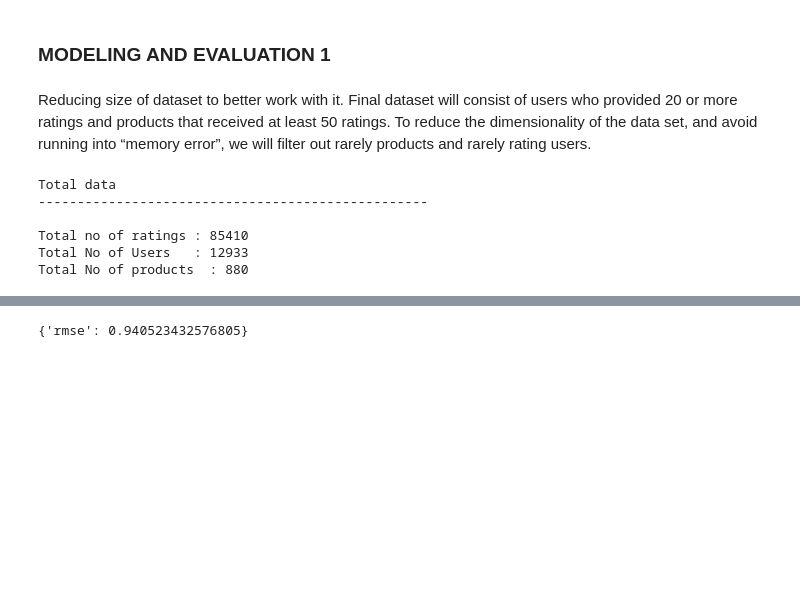
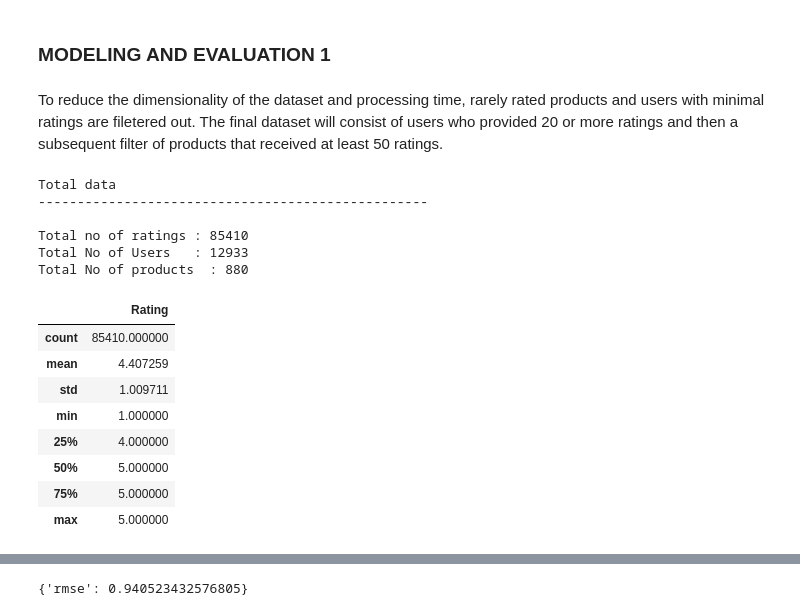
Before and after one commit to trishattah/DS_7331_Projects, a Jupyter notebook: Lab_3/Lab_3_Group_4_v2.ipynb, the cells around one changed output, grey strips where cells are left out. Saved outputs shown, nothing was run; the diff lists cells and outputs as text; code cells hidden in the pictures; blank space fills up the shorter version.

```diff
--- a/Lab_3/Lab_3_Group_4_v2.ipynb
+++ b/Lab_3/Lab_3_Group_4_v2.ipynb
@@ -152,8 +160,8 @@ max      5.200000e+02
 Name: Rating, dtype: float64
 # %% [markdown]
 ### MODELING AND EVALUATION 1
-# %% [markdown]
-Reducing size of dataset to better work with it.  Final dataset will consist of users who provided 20 or more ratings and products that received at least 50 ratings. To reduce the dimensionality of the data set, and avoid running into “memory error”, we will filter out rarely products and rarely rating users.
+# %% [markdown]
+To reduce the dimensionality of the dataset and processing time, rarely rated products and users with minimal ratings are filetered out.  The final dataset will consist of users who provided 20 or more ratings and then a subsequent filter of products that received at least 50 ratings.
 # %%
 #Subset of the data containing users who gave 20 or more ratings
 
@@ -177,3 +185,18 @@ Total data
 Total no of ratings : 85410
 Total No of Users   : 12933
 Total No of products  : 880
+# %%
+#Revisiting 5 pt Summary and ratings distribution of condensed dataset
+
+dfssc = pd.DataFrame([df3.Rating]).T
+dfssc.describe()
+# %% [output]
+|  | Rating |
+| count | 85410.000000 |
+| mean | 4.407259 |
+| std | 1.009711 |
+| min | 1.000000 |
+| 25% | 4.000000 |
+| 50% | 5.000000 |
+| 75% | 5.000000 |
+| max | 5.000000 |
```
Also changed, not shown: parts of 60 cells of this notebook.
